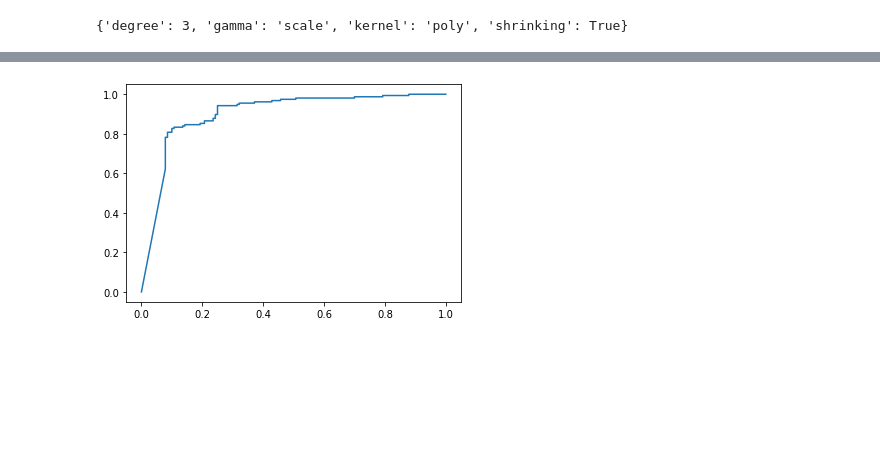
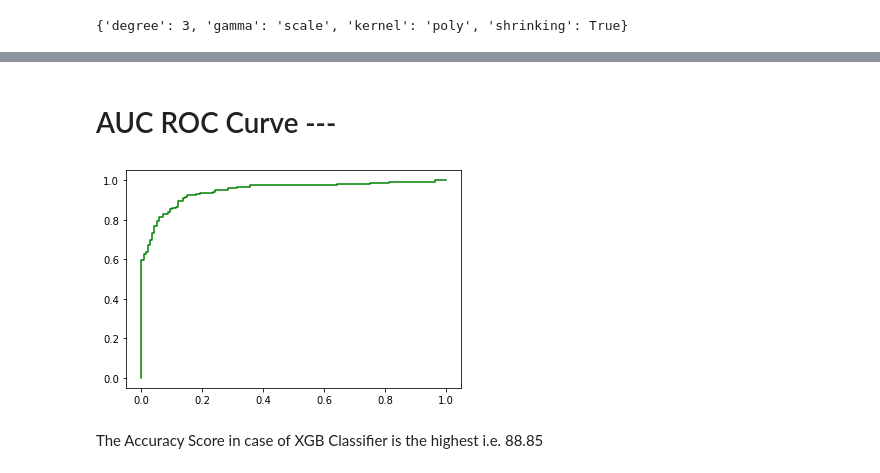
Before and after one commit to SudhanshuKumar19/Projects-, a Jupyter notebook: Evaluation Project 10 - Insurance Claims- Fraud Detection.ipynb, the cells around one changed output, grey strips where cells are left out. Drawn from its saved outputs; the diff is of its cells as text; code cells hidden in the pictures; blank space fills up the shorter version.

```diff
--- a/Evaluation Project 10 - Insurance Claims- Fraud Detection.ipynb
+++ b/Evaluation Project 10 - Insurance Claims- Fraud Detection.ipynb
@@ -494,8 +564,7 @@ At i 4.8  loss % is 0.0
 # %%
-df=df[(z<3).all(axis=1)]
+in_proj = in_proj[(z<3).all(axis=1)]
 # %%
-
-x=df.iloc[:,:-1]
-y=df.iloc[:,-1]
+x = in_proj.iloc[:,:-1]
+y = in_proj.iloc[:,-1]
 # %%
 from imblearn.over_sampling import SMOTE
@@ -508,10 +586,11 @@ x.shape,y.shape
 # %%
 from sklearn.preprocessing import PowerTransformer
-pt=PowerTransformer()
-for i in df.columns:
-    if np.abs(df[i].skew())>0.5:
-        df[i]=pt.fit_transform(df[i].values.reshape(-1,1))
-    elif np.abs(df[i].skew())<-0.5:
-        df[i]=pt.fit_transform(df[i].values.reshape(-1,1))
+
+pt = PowerTransformer()
+for i in in_proj.columns:
+    if np.abs(in_proj[i].skew())>0.5:
+        in_proj[i] = pt.fit_transform(in_proj[i].values.reshape(-1,1))
+    elif np.abs(in_proj[i].skew())<-0.5:
+        in_proj[i] = pt.fit_transform(in_proj[i].values.reshape(-1,1))
 # %%
 from sklearn.preprocessing import MinMaxScaler
@@ -881,5 +999,7 @@ output.to_csv('Insurance_prediction.csv')
+# %% [markdown]
+# AUC ROC Curve ---
 # %%
 from sklearn.metrics import roc_curve,roc_auc_score
 # %%
-y_pred_prob=knn.predict_proba(x_test)[:,1]
+y_pred_prob = xgb.predict_proba(x_test)[:,1]
 # %%
@@ -887,5 +1007,7 @@ fpr,tpr,thresholds=roc_curve(y_test,y_pred_prob)
 # %%
-plt.plot(fpr,tpr)
+plt.plot(fpr,tpr, color='green')
 plt.show()
 # %% [output]
-[figure, old version]
+[figure, new version]
+# %% [markdown]
+The Accuracy Score in case of XGB Classifier is the highest i.e. 88.85
```
Also changed, not shown: parts of 149 cells of this notebook.
